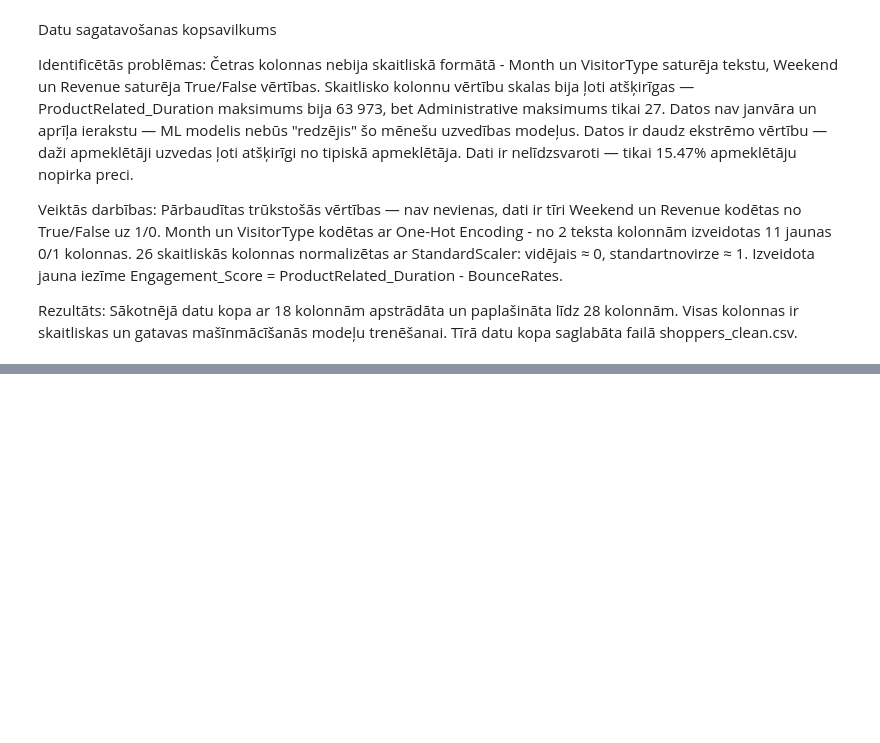
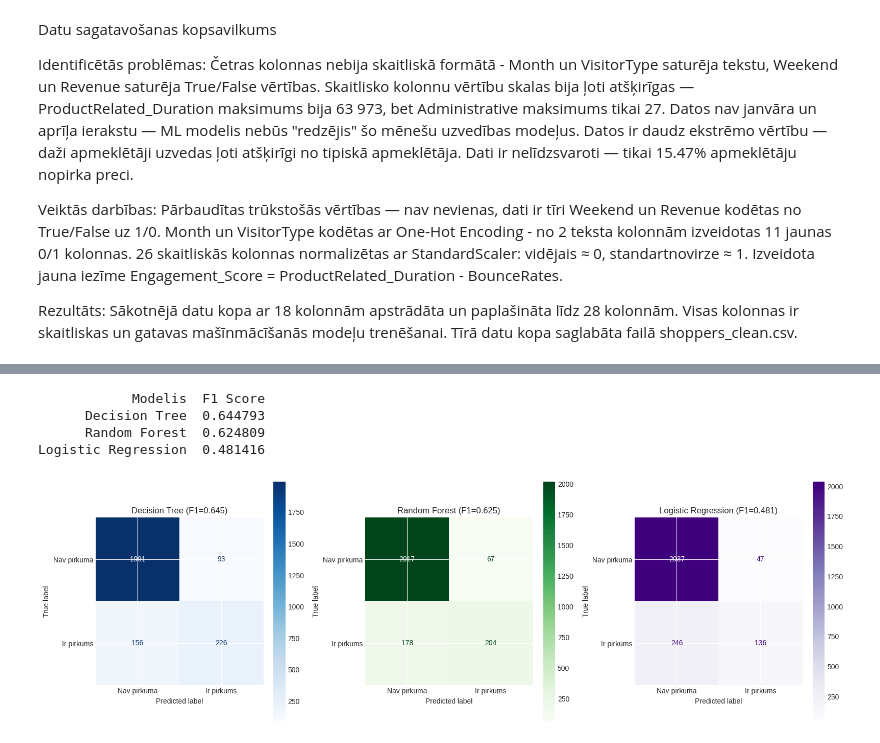
Before and after one commit to pinkadace-code/fita-ml-course, a Jupyter notebook: week1/week1_homework.ipynb, the cells around one changed output, grey strips where cells are left out. Saved outputs shown, nothing was run; the diff lists cells and outputs as text; code cells hidden in the pictures; blank space fills up the shorter version.

```diff
--- a/week1/week1_homework.ipynb
+++ b/week1/week1_homework.ipynb
@@ -454,0 +536,9 @@ Sākotnējā datu kopa ar 18 kolonnām apstrādāta un paplašināta līdz 28 ko
+# %%
+from sklearn.ensemble import RandomForestClassifier
+
+rf_model = RandomForestClassifier(n_estimators=100, random_state=42, max_depth=10)
+rf_model.fit(X_train, y_train)
+rf_pred = rf_model.predict(X_test)
+
+print("=== Random Forest rezultāti ===")
+print(classification_report(y_test, rf_pred))
@@ -454,0 +555,9 @@ Sākotnējā datu kopa ar 18 kolonnām apstrādāta un paplašināta līdz 28 ko
+# %%
+from sklearn.linear_model import LogisticRegression
+
+lr_model = LogisticRegression(random_state=42, max_iter=1000)
+lr_model.fit(X_train, y_train)
+lr_pred = lr_model.predict(X_test)
+
+print("=== Logistic Regression rezultāti ===")
+print(classification_report(y_test, lr_pred))
@@ -454,0 +574,46 @@ Sākotnējā datu kopa ar 18 kolonnām apstrādāta un paplašināta līdz 28 ko
+# %%
+from sklearn.metrics import f1_score
+
+dt_f1 = f1_score(y_test, dt_pred)
+rf_f1 = f1_score(y_test, rf_pred)
+lr_f1 = f1_score(y_test, lr_pred)
+
+results = pd.DataFrame({
+    'Modelis': ['Decision Tree', 'Random Forest', 'Logistic Regression'],
+    'F1 Score': [dt_f1, rf_f1, lr_f1]
+})
+
+print(results.to_string(index=False))
+# %% [output]
+            Modelis  F1 Score
+      Decision Tree  0.644793
+      Random Forest  0.624809
+Logistic Regression  0.481416
+# %%
+fig, axes = plt.subplots(1, 3, figsize=(16, 5))
+
+ConfusionMatrixDisplay.from_predictions(
+    y_test, dt_pred,
+    display_labels=['Nav pirkuma', 'Ir pirkums'],
+    cmap='Blues', ax=axes[0]
+)
+axes[0].set_title(f'Decision Tree (F1={dt_f1:.3f})')
+
+ConfusionMatrixDisplay.from_predictions(
+    y_test, rf_pred,
+    display_labels=['Nav pirkuma', 'Ir pirkums'],
+    cmap='Greens', ax=axes[1]
+)
+axes[1].set_title(f'Random Forest (F1={rf_f1:.3f})')
+
+ConfusionMatrixDisplay.from_predictions(
+    y_test, lr_pred,
+    display_labels=['Nav pirkuma', 'Ir pirkums'],
+    cmap='Purples', ax=axes[2]
+)
+axes[2].set_title(f'Logistic Regression (F1={lr_f1:.3f})')
+
+plt.tight_layout()
+plt.show()
+# %% [output]
+[figure, added]
```
Also changed, not shown: parts of 13 cells of this notebook.
